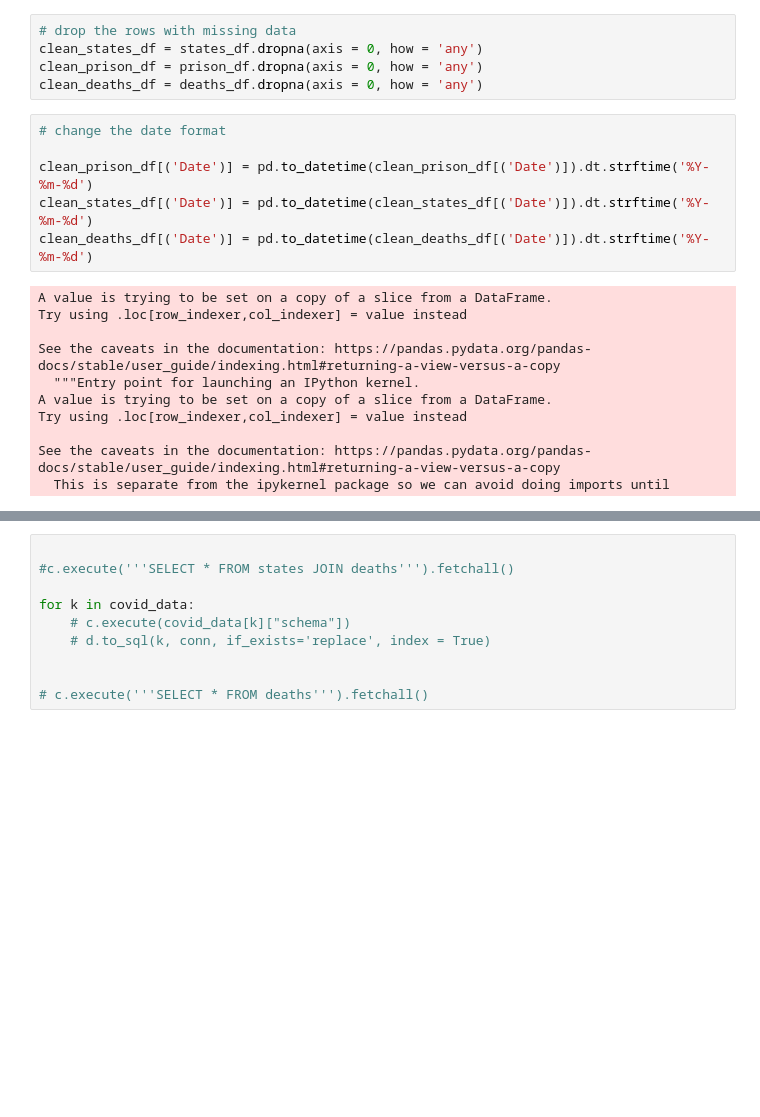
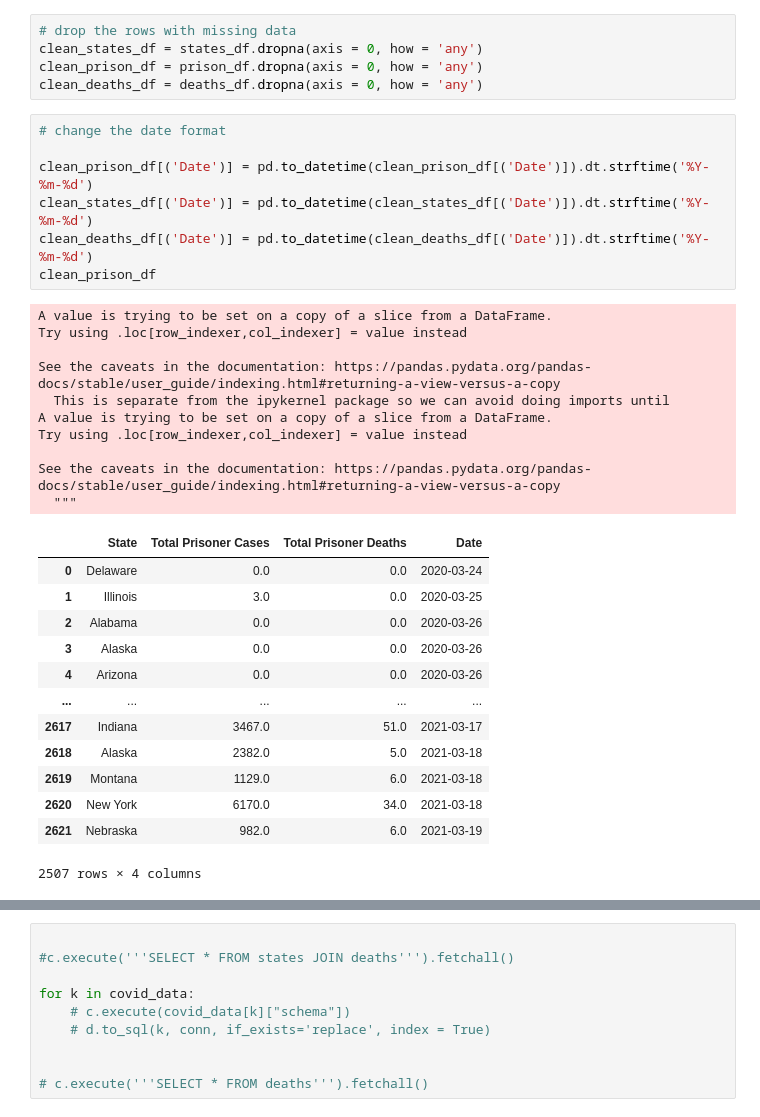
Before and after one commit to SGGO911/ETL_project_2, a Jupyter notebook: Covid_Prisoner_Deaths.ipynb, the cells around one changed output, grey strips where cells are left out. Cells and saved outputs as stored; diff of their text form; blank space fills up the shorter version.

Commit message:
indexing

```diff
--- a/Covid_Prisoner_Deaths.ipynb
+++ b/Covid_Prisoner_Deaths.ipynb
@@ -49,17 +49,31 @@ clean_deaths_df = deaths_df.dropna(axis = 0, how = 'any')
 # %%
 # change the date format
 
 clean_prison_df[('Date')] = pd.to_datetime(clean_prison_df[('Date')]).dt.strftime('%Y-%m-%d')
 clean_states_df[('Date')] = pd.to_datetime(clean_states_df[('Date')]).dt.strftime('%Y-%m-%d')
 clean_deaths_df[('Date')] = pd.to_datetime(clean_deaths_df[('Date')]).dt.strftime('%Y-%m-%d')
+clean_prison_df
 # %% [output]
-A value is trying to be set on a copy of a slice from a DataFrame.
-Try using .loc[row_indexer,col_indexer] = value instead
-
-See the caveats in the documentation: https://pandas.pydata.org/pandas-docs/stable/user_guide/indexing.html#returning-a-view-versus-a-copy
-  """Entry point for launching an IPython kernel.
 A value is trying to be set on a copy of a slice from a DataFrame.
 Try using .loc[row_indexer,col_indexer] = value instead
 
 See the caveats in the documentation: https://pandas.pydata.org/pandas-docs/stable/user_guide/indexing.html#returning-a-view-versus-a-copy
   This is separate from the ipykernel package so we can avoid doing imports until
+A value is trying to be set on a copy of a slice from a DataFrame.
+Try using .loc[row_indexer,col_indexer] = value instead
+
+See the caveats in the documentation: https://pandas.pydata.org/pandas-docs/stable/user_guide/indexing.html#returning-a-view-versus-a-copy
+  """
+|  | State | Total Prisoner Cases | Total Prisoner Deaths | Date |
+| 0 | Delaware | 0.0 | 0.0 | 2020-03-24 |
+| 1 | Illinois | 3.0 | 0.0 | 2020-03-25 |
+| 2 | Alabama | 0.0 | 0.0 | 2020-03-26 |
+| 3 | Alaska | 0.0 | 0.0 | 2020-03-26 |
+| 4 | Arizona | 0.0 | 0.0 | 2020-03-26 |
+| ... | ... | ... | ... | ... |
+| 2617 | Indiana | 3467.0 | 51.0 | 2021-03-17 |
+| 2618 | Alaska | 2382.0 | 5.0 | 2021-03-18 |
+| 2619 | Montana | 1129.0 | 6.0 | 2021-03-18 |
+| 2620 | New York | 6170.0 | 34.0 | 2021-03-18 |
+| 2621 | Nebraska | 982.0 | 6.0 | 2021-03-19 |
+2507 rows × 4 columns
```
Also changed, not shown: parts of 1 cell of this notebook.
